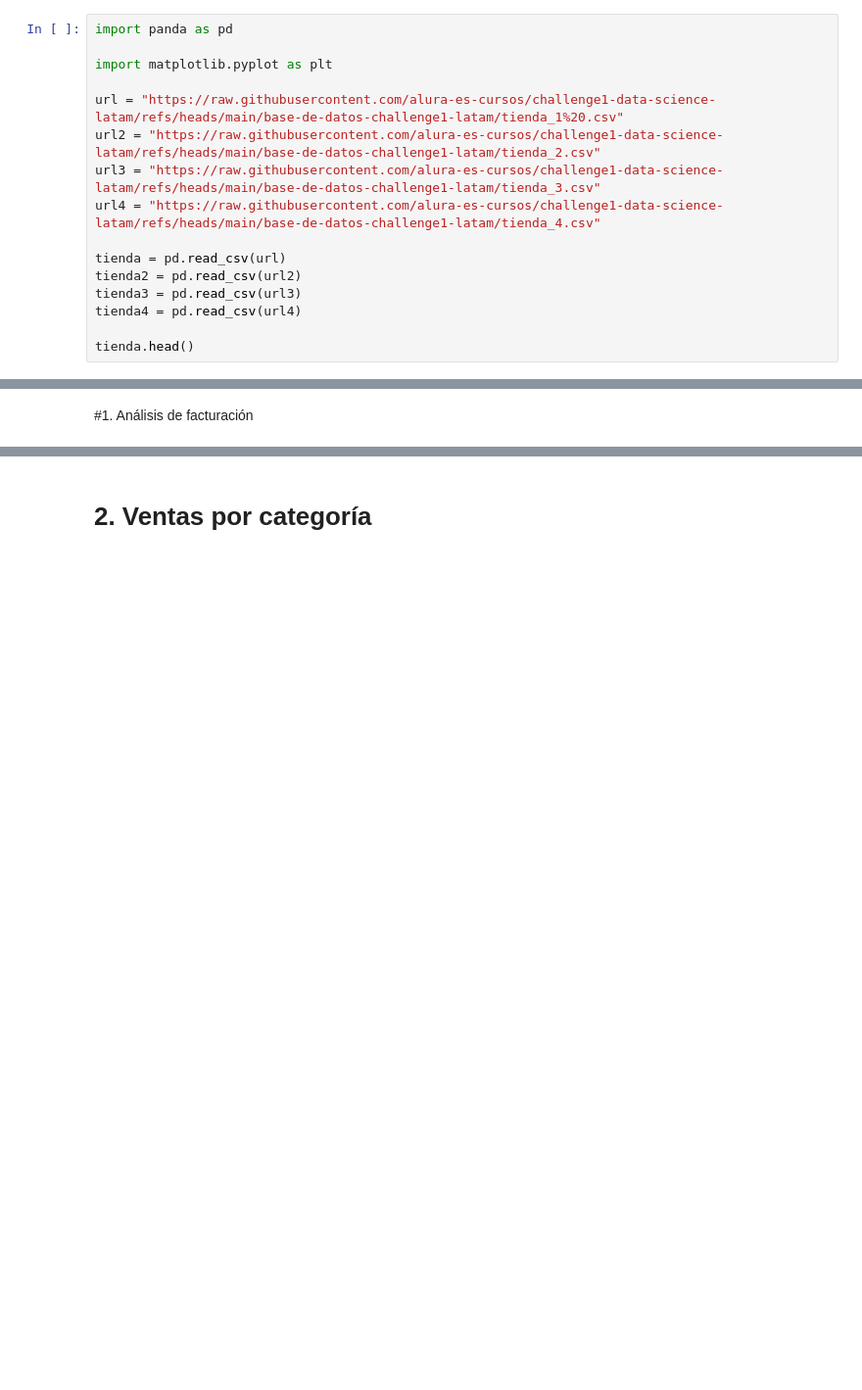
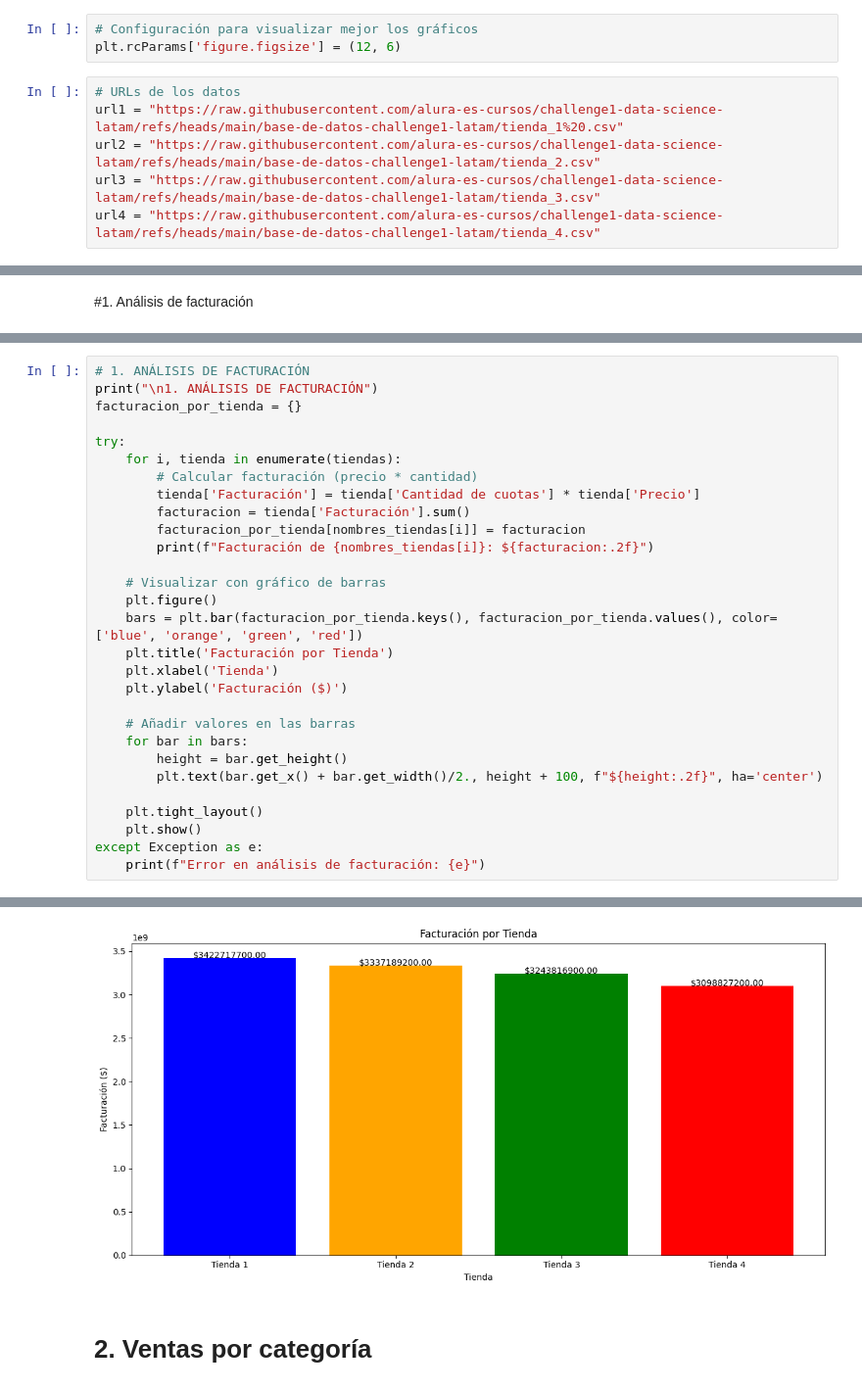
Before and after one commit to Miky-Bareiro/challenge1-data-science-latam, a Jupyter notebook: AluraStoreLatam-final.ipynb, the cells around one changed output, grey strips where cells are left out. Shown at 98% size. Drawn from its saved outputs; the diff is of its cells as text; blank space fills up the shorter version.

```diff
--- a/AluraStoreLatam-final.ipynb
+++ b/AluraStoreLatam-final.ipynb
@@ -3,16 +9,9 @@
+# %%
+# Configuración para visualizar mejor los gráficos
+plt.rcParams['figure.figsize'] = (12, 6)
 # %%
-import panda as pd
-
-import matplotlib.pyplot as plt
-
-url = "https://raw.githubusercontent.com/alura-es-cursos/challenge1-data-science-latam/refs/heads/main/base-de-datos-challenge1-latam/tienda_1%20.csv"
+# URLs de los datos
+url1 = "https://raw.githubusercontent.com/alura-es-cursos/challenge1-data-science-latam/refs/heads/main/base-de-datos-challenge1-latam/tienda_1%20.csv"
 url2 = "https://raw.githubusercontent.com/alura-es-cursos/challenge1-data-science-latam/refs/heads/main/base-de-datos-challenge1-latam/tienda_2.csv"
 url3 = "https://raw.githubusercontent.com/alura-es-cursos/challenge1-data-science-latam/refs/heads/main/base-de-datos-challenge1-latam/tienda_3.csv"
 url4 = "https://raw.githubusercontent.com/alura-es-cursos/challenge1-data-science-latam/refs/heads/main/base-de-datos-challenge1-latam/tienda_4.csv"
-
-tienda = pd.read_csv(url)
-tienda2 = pd.read_csv(url2)
-tienda3 = pd.read_csv(url3)
-tienda4 = pd.read_csv(url4)
-
-tienda.head()
@@ -28,0 +43,30 @@ df4 = pd.read_csv(url4); df4['tienda'] = 'Tienda 4'
+# %%
+# 1. ANÁLISIS DE FACTURACIÓN
+print("\n1. ANÁLISIS DE FACTURACIÓN")
+facturacion_por_tienda = {}
+
+try:
+    for i, tienda in enumerate(tiendas):
+        # Calcular facturación (precio * cantidad)
+        tienda['Facturación'] = tienda['Cantidad de cuotas'] * tienda['Precio']
+        facturacion = tienda['Facturación'].sum()
+        facturacion_por_tienda[nombres_tiendas[i]] = facturacion
+        print(f"Facturación de {nombres_tiendas[i]}: ${facturacion:.2f}")
+
+    # Visualizar con gráfico de barras
+    plt.figure()
+    bars = plt.bar(facturacion_por_tienda.keys(), facturacion_por_tienda.values(), color=['blue', 'orange', 'green', 'red'])
+    plt.title('Facturación por Tienda')
+    plt.xlabel('Tienda')
+    plt.ylabel('Facturación ($)')
+
+    # Añadir valores en las barras
+    for bar in bars:
+        height = bar.get_height()
+        plt.text(bar.get_x() + bar.get_width()/2., height + 100, f"${height:.2f}", ha='center')
+
+    plt.tight_layout()
+    plt.show()
+except Exception as e:
+    print(f"Error en análisis de facturación: {e}")
+# %% [output]
@@ -29,2 +78,3 @@ df4 = pd.read_csv(url4); df4['tienda'] = 'Tienda 4'
+[figure, added]
 # %% [markdown]
 # 2. Ventas por categoría
```
Also changed, not shown: parts of 17 cells of this notebook.
